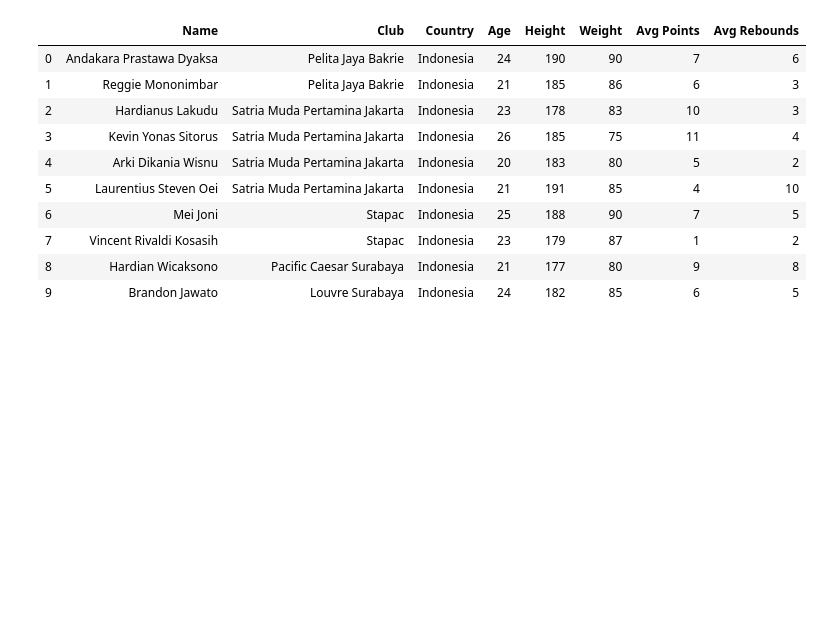
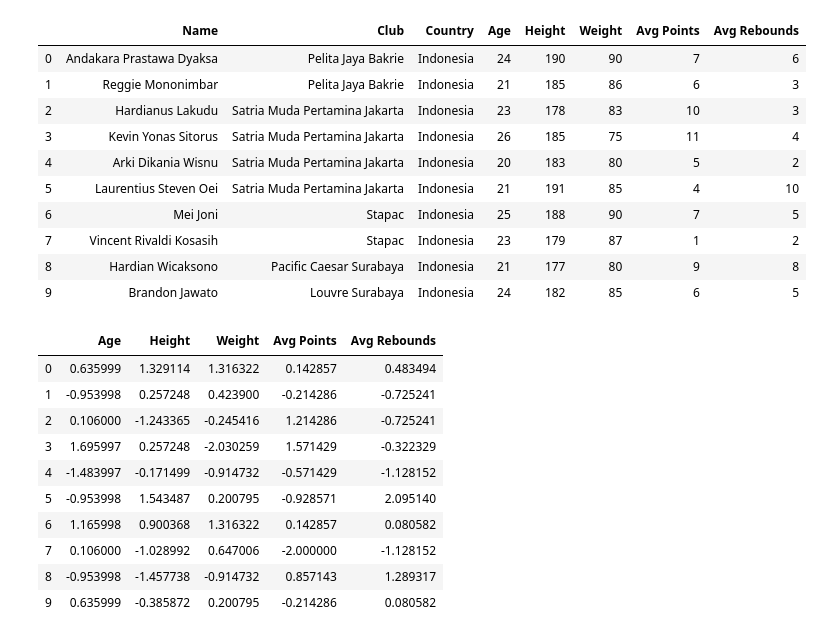
Before and after one commit to muhadyan/Ujian_Pemain_Basket, a Jupyter notebook: Ujian_Pemain_Basket.ipynb, the cells around one changed output. Drawn from its saved outputs; the diff is of its cells as text; code cells hidden in the pictures; blank space fills up the shorter version.

```diff
--- a/Ujian_Pemain_Basket.ipynb
+++ b/Ujian_Pemain_Basket.ipynb
@@ -244,4 +244,20 @@ dfINA
 | 7 | Vincent Rivaldi Kosasih | Stapac | Indonesia | 23 | 179 | 87 | 1 | 2 |
 | 8 | Hardian Wicaksono | Pacific Caesar Surabaya | Indonesia | 21 | 177 | 80 | 9 | 8 |
 | 9 | Brandon Jawato | Louvre Surabaya | Indonesia | 24 | 182 | 85 | 6 | 5 |
+# %%
+dfINAscl = pd.DataFrame(scaler.fit_transform(dfINA[['Age', 'Height', 'Weight', 'Avg Points', 'Avg Rebounds']]),
+                     columns=['Age', 'Height', 'Weight', 'Avg Points', 'Avg Rebounds'])
+dfINAscl
+# %% [output]
+|  | Age | Height | Weight | Avg Points | Avg Rebounds |
+| 0 | 0.635999 | 1.329114 | 1.316322 | 0.142857 | 0.483494 |
+| 1 | -0.953998 | 0.257248 | 0.423900 | -0.214286 | -0.725241 |
+| 2 | 0.106000 | -1.243365 | -0.245416 | 1.214286 | -0.725241 |
+| 3 | 1.695997 | 0.257248 | -2.030259 | 1.571429 | -0.322329 |
+| 4 | -1.483997 | -0.171499 | -0.914732 | -0.571429 | -1.128152 |
+| 5 | -0.953998 | 1.543487 | 0.200795 | -0.928571 | 2.095140 |
+| 6 | 1.165998 | 0.900368 | 1.316322 | 0.142857 | 0.080582 |
+| 7 | 0.106000 | -1.028992 | 0.647006 | -2.000000 | -1.128152 |
+| 8 | -0.953998 | -1.457738 | -0.914732 | 0.857143 | 1.289317 |
+| 9 | 0.635999 | -0.385872 | 0.200795 | -0.214286 | 0.080582 |
 # %%
```
Also changed, not shown: parts of 8 cells of this notebook.
